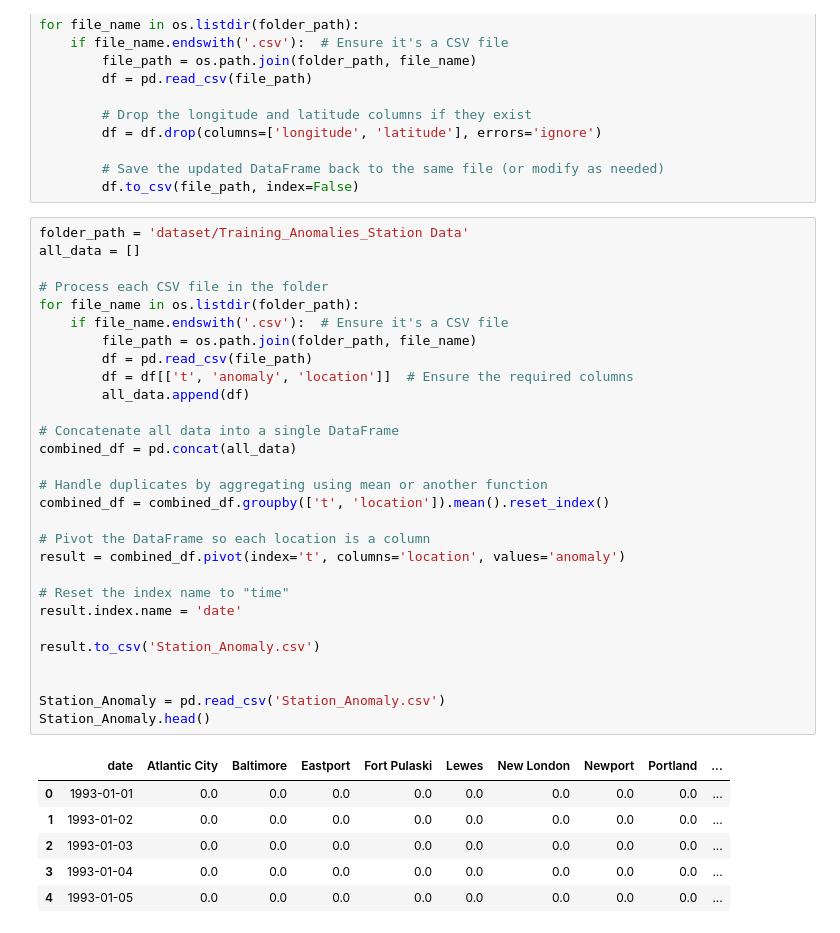
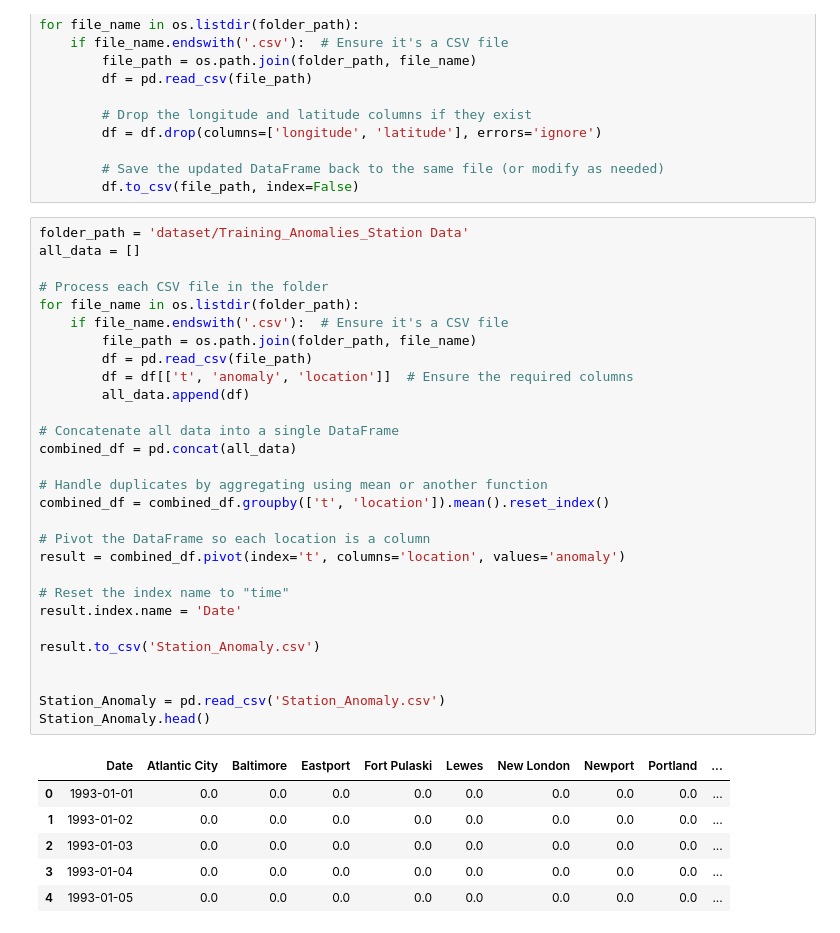
Before and after one commit to Spandan2022/ML_Sea_lvl_Model, a Jupyter notebook: EDA.ipynb, the cells around one changed output. Saved outputs shown, nothing was run; the diff lists cells and outputs as text.

```diff
--- a/EDA.ipynb
+++ b/EDA.ipynb
@@ -26,34 +27,34 @@ for file_name in os.listdir(folder_path):
 # %%
 folder_path = 'dataset/Training_Anomalies_Station Data'
 all_data = []
 
 # Process each CSV file in the folder
 for file_name in os.listdir(folder_path):
     if file_name.endswith('.csv'):  # Ensure it's a CSV file
         file_path = os.path.join(folder_path, file_name)
         df = pd.read_csv(file_path)
         df = df[['t', 'anomaly', 'location']]  # Ensure the required columns
         all_data.append(df)
 
 # Concatenate all data into a single DataFrame
 combined_df = pd.concat(all_data)
 
 # Handle duplicates by aggregating using mean or another function
 combined_df = combined_df.groupby(['t', 'location']).mean().reset_index()
 
 # Pivot the DataFrame so each location is a column
 result = combined_df.pivot(index='t', columns='location', values='anomaly')
 
 # Reset the index name to "time"
-result.index.name = 'date'
+result.index.name = 'Date'
 
 result.to_csv('Station_Anomaly.csv')
 
 
 Station_Anomaly = pd.read_csv('Station_Anomaly.csv')
 Station_Anomaly.head()
 # %% [output]
-|  | date | Atlantic City | Baltimore | Eastport | Fort Pulaski | Lewes | New London | Newport | Portland | ... |
+|  | Date | Atlantic City | Baltimore | Eastport | Fort Pulaski | Lewes | New London | Newport | Portland | ... |
 | 0 | 1993-01-01 | 0.0 | 0.0 | 0.0 | 0.0 | 0.0 | 0.0 | 0.0 | 0.0 | ... |
 | 1 | 1993-01-02 | 0.0 | 0.0 | 0.0 | 0.0 | 0.0 | 0.0 | 0.0 | 0.0 | ... |
 | 2 | 1993-01-03 | 0.0 | 0.0 | 0.0 | 0.0 | 0.0 | 0.0 | 0.0 | 0.0 | ... |
```
Also changed, not shown: parts of 16 cells of this notebook, 13 other files.
